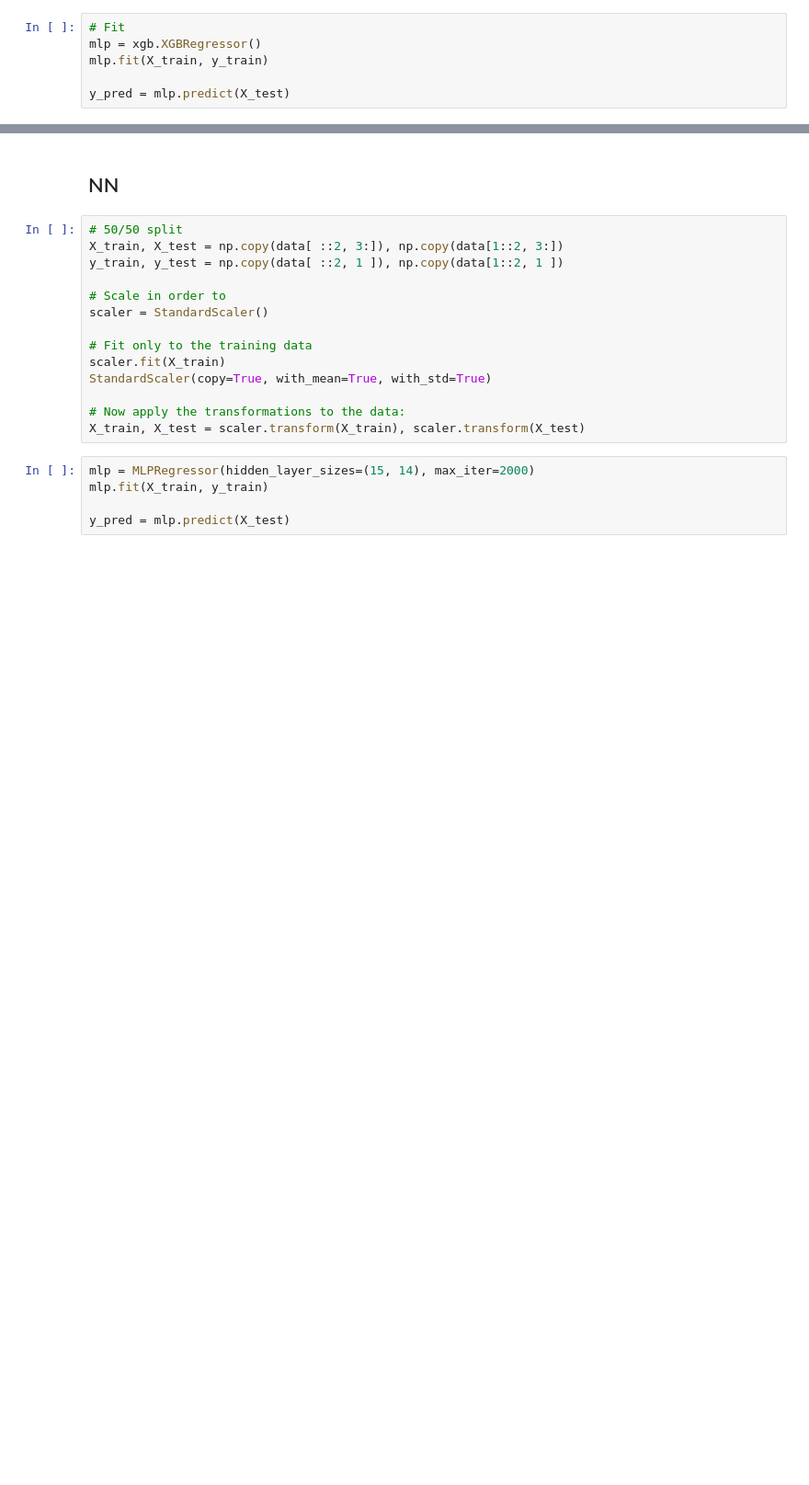
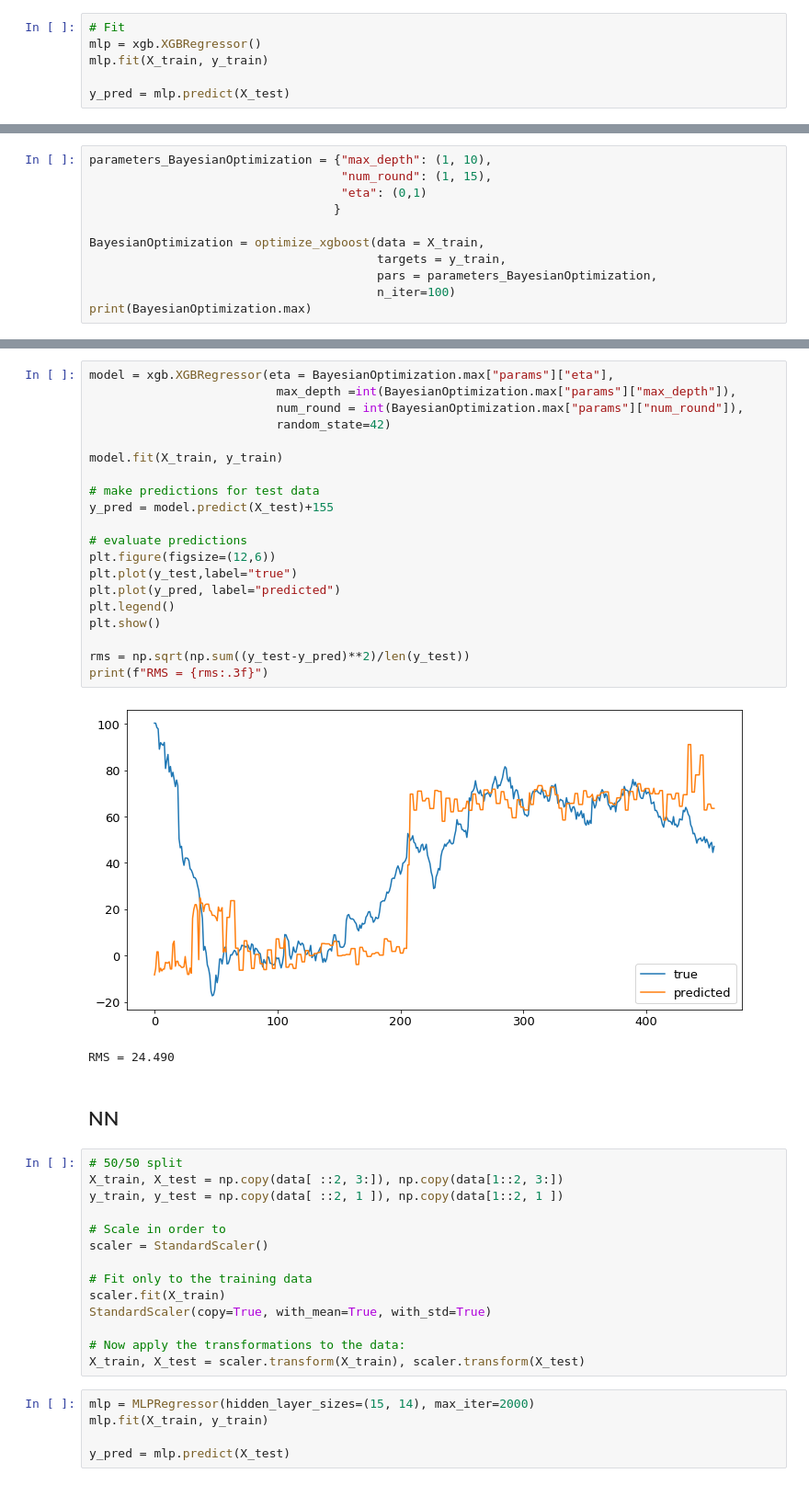
Before and after one commit to svejlgaard/finalproject, a Jupyter notebook: Crossvalidation search.ipynb, the cells around one changed output, grey strips where cells are left out. Shown at 92% size. Cells and saved outputs as stored; diff of their text form; blank space fills up the shorter version.

```diff
--- a/Crossvalidation search.ipynb
+++ b/Crossvalidation search.ipynb
@@ -179,0 +222,11 @@ RMS = 27.168
+# %%
+parameters_BayesianOptimization = {"max_depth": (1, 10),
+                                   "num_round": (1, 15),
+                                   "eta": (0,1)
+                                  }
+
+BayesianOptimization = optimize_xgboost(data = X_train,
+                                        targets = y_train,
+                                        pars = parameters_BayesianOptimization,
+                                        n_iter=100)
+print(BayesianOptimization.max)
@@ -180,3 +251,26 @@ RMS = 27.168
+# %%
+model = xgb.XGBRegressor(eta = BayesianOptimization.max["params"]["eta"],
+                          max_depth =int(BayesianOptimization.max["params"]["max_depth"]),
+                          num_round = int(BayesianOptimization.max["params"]["num_round"]),
+                          random_state=42)
+
+model.fit(X_train, y_train)
+
+# make predictions for test data
+y_pred = model.predict(X_test)+155
+
+# evaluate predictions
+plt.figure(figsize=(12,6))
+plt.plot(y_test,label="true")
+plt.plot(y_pred, label="predicted")
+plt.legend()
+plt.show()
+
+rms = np.sqrt(np.sum((y_test-y_pred)**2)/len(y_test))
+print(f"RMS = {rms:.3f}")
+# %% [output]
+[figure, added]
+RMS = 24.490
 # %% [markdown]
 ## NN
 # %%
```
Also changed, not shown: parts of 11 cells of this notebook.
